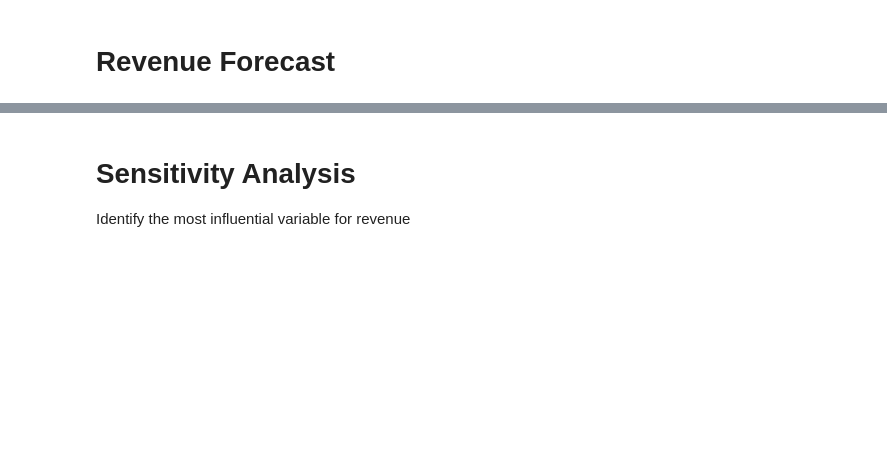
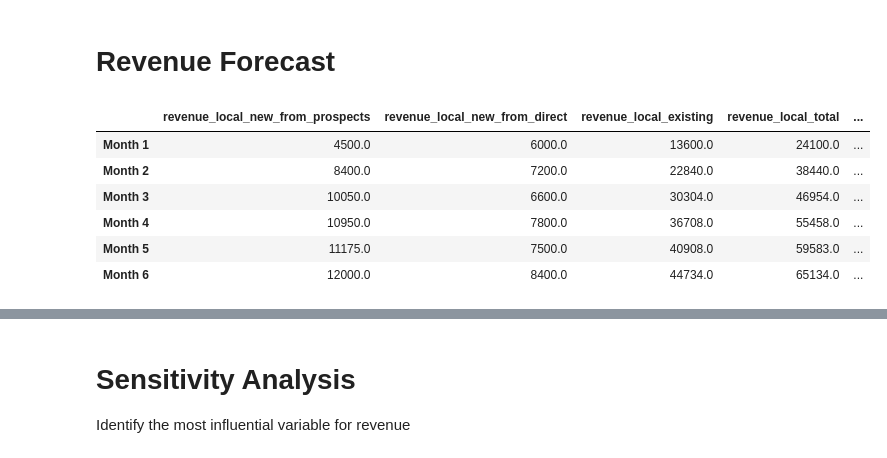
Before and after one commit to slunara/corporateProject, a Jupyter notebook: simulation.ipynb, the cells around one changed output, grey strips where cells are left out. Cells and saved outputs as stored; diff of their text form; code cells hidden in the pictures; blank space fills up the shorter version.

```diff
--- a/simulation.ipynb
+++ b/simulation.ipynb
@@ -103,3 +109,13 @@ tourist_customer_forecast_df = compute_customer_forecast(
 )
 
 total_revenue=compute_revenue_forecast(local_customer_forecast_df,tourist_customer_forecast_df,avg_ticket_df)
+# %%
+total_revenue
+# %% [output]
+|  | revenue_local_new_from_prospects | revenue_local_new_from_direct | revenue_local_existing | revenue_local_total | ... |
+| Month 1 | 4500.0 | 6000.0 | 13600.0 | 24100.0 | ... |
+| Month 2 | 8400.0 | 7200.0 | 22840.0 | 38440.0 | ... |
+| Month 3 | 10050.0 | 6600.0 | 30304.0 | 46954.0 | ... |
+| Month 4 | 10950.0 | 7800.0 | 36708.0 | 55458.0 | ... |
+| Month 5 | 11175.0 | 7500.0 | 40908.0 | 59583.0 | ... |
+| Month 6 | 12000.0 | 8400.0 | 44734.0 | 65134.0 | ... |
```
Also changed, not shown: parts of 17 cells of this notebook.
